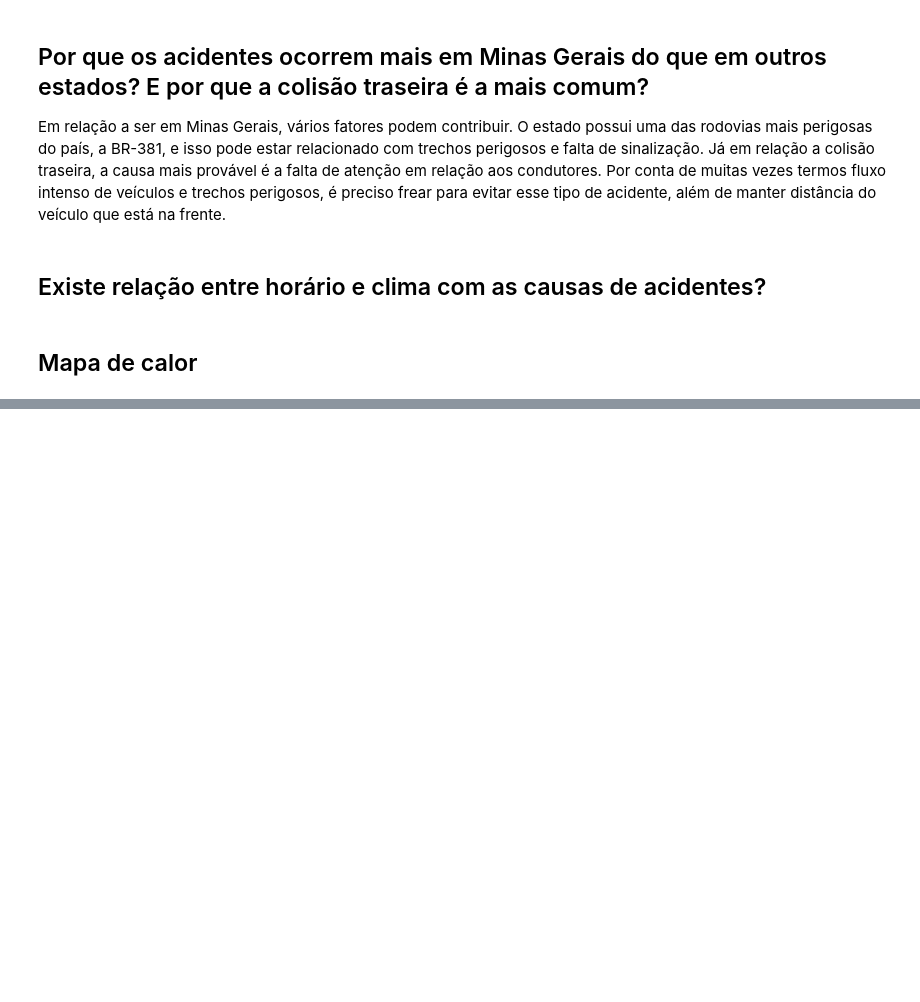
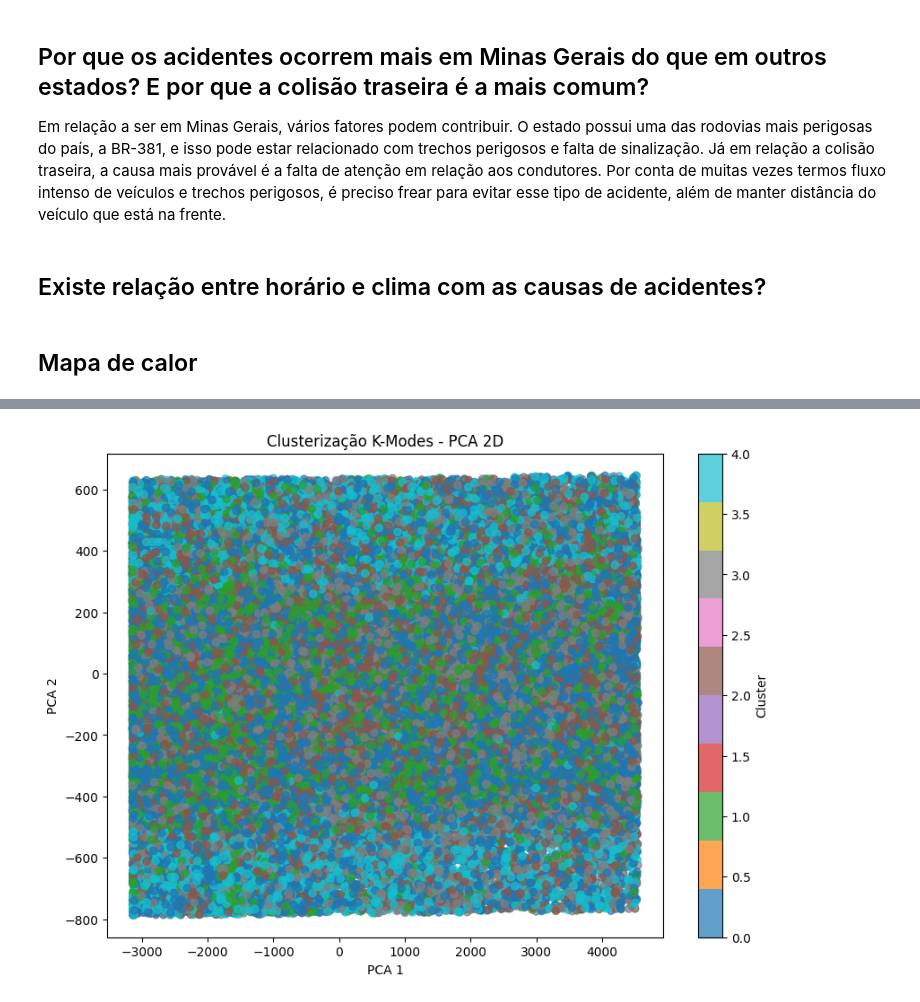
Before and after one commit to GiovaniFZ/Projeto_C318, a Jupyter notebook: Código_C318.ipynb, the cells around one changed output, grey strips where cells are left out. Saved outputs shown, nothing was run; the diff lists cells and outputs as text; code cells hidden in the pictures; blank space fills up the shorter version.

Commit message:
feat: add Brazil state heatmap, CatBoost feature importance, and K-Modes clustering

```diff
--- a/Código_C318.ipynb
+++ b/Código_C318.ipynb
@@ -140,0 +371,96 @@ map.save("heatmap.html")
+# %%
+import pandas as pd
+import numpy as np
+from kmodes.kmodes import KModes
+from sklearn.decomposition import PCA
+import matplotlib.pyplot as plt
+from sklearn.preprocessing import LabelEncoder
+from sklearn.cluster import DBSCAN
+import folium
+from folium.plugins import MarkerCluster
+
+df = pd.read_csv("datatran2024.csv", sep=";", low_memory=False)
+
+cols = [
+    "dia_semana",
+    "horario",
+    "uf",
+    "br",
+    "km",
+    "causa_acidente",
+    "tipo_acidente",
+    "fase_dia",
+    "sentido_via",
+    "condicao_metereologica",
+    "tipo_pista",
+    "tracado_via",
+    "uso_solo"
+]
+
+data = df[cols].astype(str).fillna("NA")
+
+km = KModes(n_clusters=5, init="Huang", n_init=5, verbose=1)
+clusters = km.fit_predict(data)
+
+df["cluster_kmodes"] = clusters
+
+data_encoded = data.copy()
+for col in data_encoded.columns:
+    data_encoded[col] = LabelEncoder().fit_transform(data_encoded[col])
+
+pca = PCA(n_components=2)
+points_2d = pca.fit_transform(data_encoded)
+
+df["pca1"] = points_2d[:, 0]
+df["pca2"] = points_2d[:, 1]
+
+plt.figure(figsize=(10, 7))
+scatter = plt.scatter(
+    df["pca1"], df["pca2"],
+    c=df["cluster_kmodes"],
+    cmap="tab10",
+    alpha=0.7
+)
+plt.title("Clusterização K-Modes - PCA 2D")
+plt.xlabel("PCA 1")
+plt.ylabel("PCA 2")
+plt.colorbar(scatter, label="Cluster")
+plt.show()
+
+def fix_coord(x):
+    x = str(x).replace(".", "").replace(",", ".")
+    try:
+        return float(x)
+    except:
+        return None
+
+df["lat"] = df["latitude"].apply(fix_coord) / 1e7
+df["lon"] = df["longitude"].apply(fix_coord) / 1e7
+
+coords = df[["lat", "lon"]].dropna()
+
+db = DBSCAN(eps=0.03, min_samples=25).fit(coords)
+df.loc[coords.index, "geo_cluster"] = db.labels_
+
+mapa = folium.Map(location=[-14.235, -51.925], zoom_start=4)
+marker_cluster = MarkerCluster().add_to(mapa)
+
+for _, row in df.dropna(subset=["lat", "lon"]).iterrows():
+    folium.CircleMarker(
+        location=[row["lat"], row["lon"]],
+        radius=3,
+        color=f"#{int((row['geo_cluster']*9876543) if pd.notna(row['geo_cluster']) else 0) % 0xFFFFFF:06x}",
+        fill=True,
+        fill_opacity=0.7
+    ).add_to(marker_cluster)
+
+mapa
+
+relatorio = df.groupby("cluster_kmodes")[cols].agg(lambda x: x.value_counts().index[0])
+
+print("\n=== PERFIL DOS CLUSTERS (K-Modes) ===")
+print(relatorio)
+
+print("\n=== QUANTIDADE DE ACIDENTES POR CLUSTER ===")
+print(df["cluster_kmodes"].value_counts())
+# %% [output]
@@ -140,0 +484 @@ map.save("heatmap.html")
+[figure, added]
```
Also changed, not shown: parts of 6 cells of this notebook, 4 other files.
